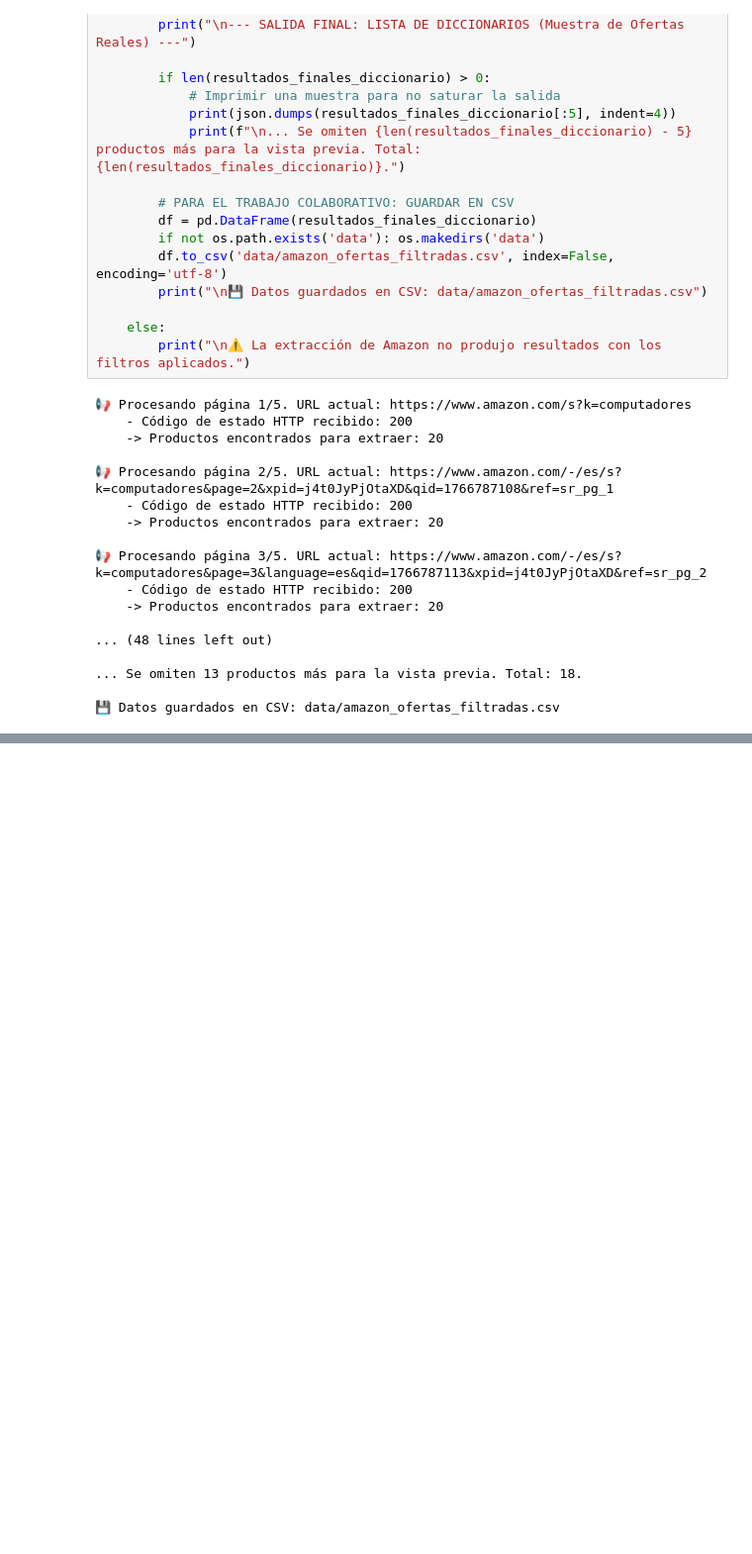
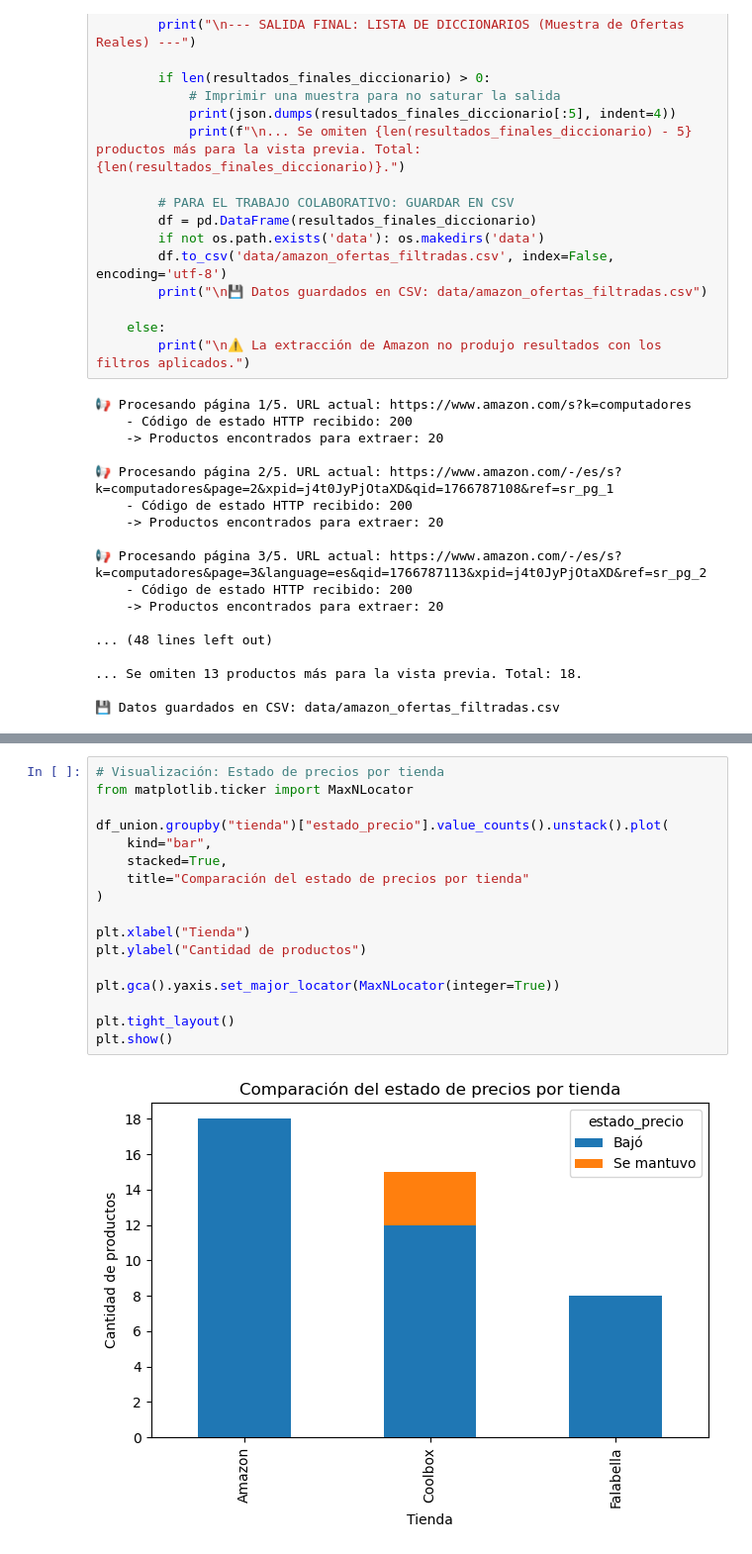
Before and after one commit to NicholasEspinozaLoaiza/FinalLP2, a Jupyter notebook: Trabajo Final.ipynb, the cells around one changed output, grey strips where cells are left out. Shown: that part at 99% size. Saved outputs shown, nothing was run; the diff lists cells and outputs as text; blank space fills up the shorter version.

```diff
--- a/Trabajo Final.ipynb
+++ b/Trabajo Final.ipynb
@@ -311,0 +451,19 @@ plt.show()
+# %%
+# Visualización: Estado de precios por tienda
+from matplotlib.ticker import MaxNLocator
+
+df_union.groupby("tienda")["estado_precio"].value_counts().unstack().plot(
+    kind="bar",
+    stacked=True,
+    title="Comparación del estado de precios por tienda"
+)
+
+plt.xlabel("Tienda")
+plt.ylabel("Cantidad de productos")
+
+plt.gca().yaxis.set_major_locator(MaxNLocator(integer=True))
+
+plt.tight_layout()
+plt.show()
+# %% [output]
+[figure, added]
```
Also changed, not shown: parts of 9 cells of this notebook, 2 other files.
